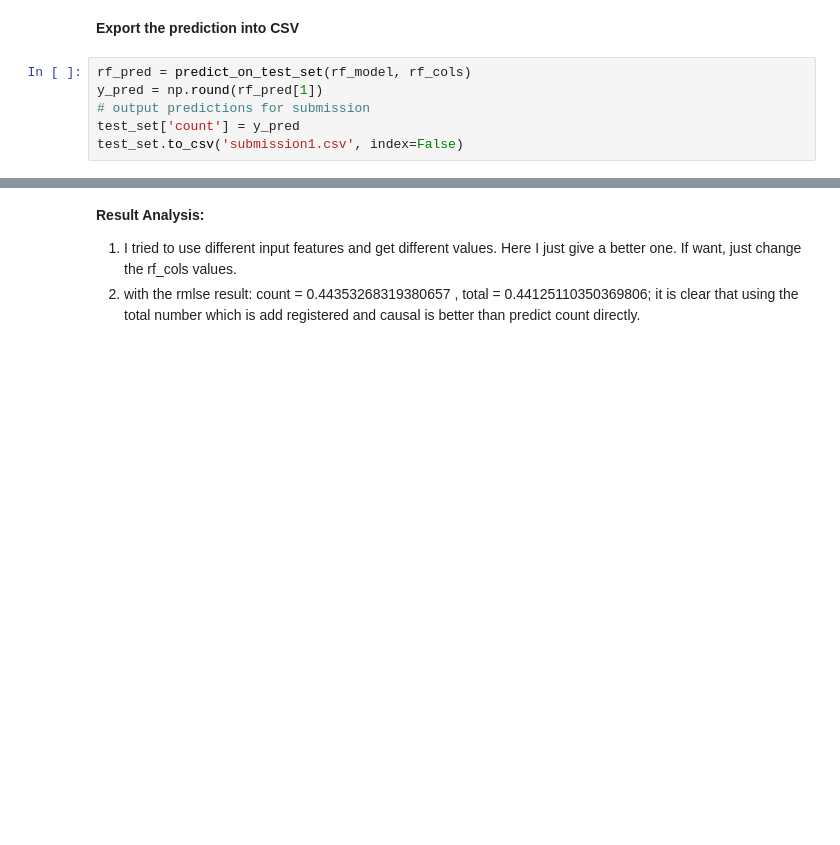
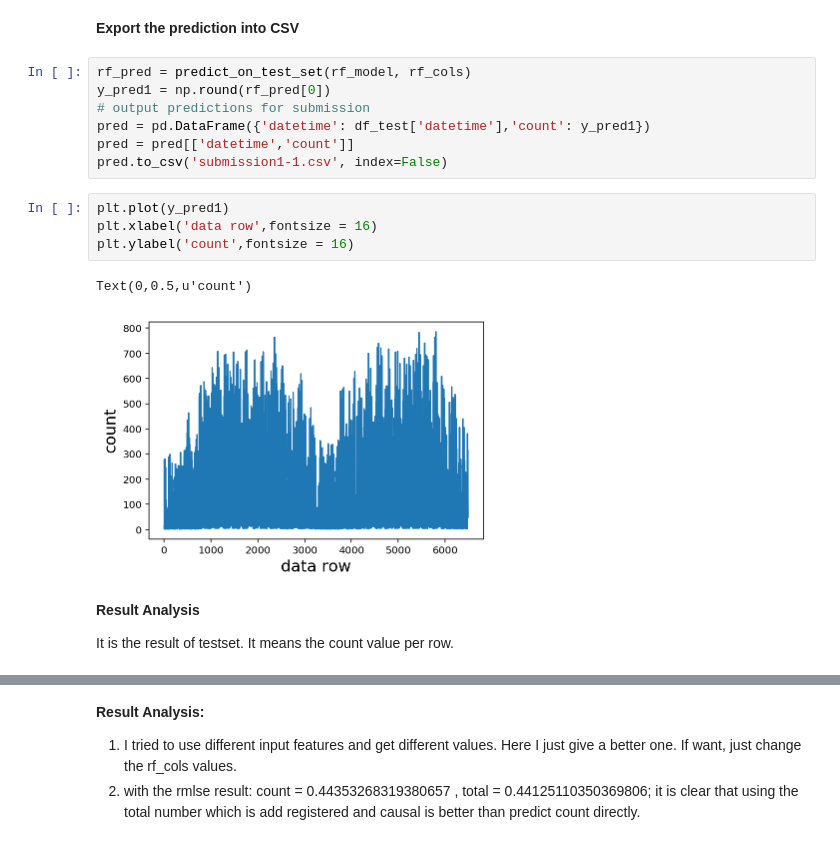
Before and after one commit to huizhewang/INFO7390, a Jupyter notebook: bike sharing demand.ipynb, the cells around one changed output, grey strips where cells are left out. Cells and saved outputs as stored; diff of their text form; blank space fills up the shorter version.

```diff
--- a/bike sharing demand.ipynb
+++ b/bike sharing demand.ipynb
@@ -644,7 +730,19 @@ plt.show()
 **Export the prediction into CSV**
 # %%
 rf_pred = predict_on_test_set(rf_model, rf_cols)
-y_pred = np.round(rf_pred[1])
+y_pred1 = np.round(rf_pred[0])
 # output predictions for submission
-test_set['count'] = y_pred
-test_set.to_csv('submission1.csv', index=False)
+pred = pd.DataFrame({'datetime': df_test['datetime'],'count': y_pred1})
+pred = pred[['datetime','count']]
+pred.to_csv('submission1-1.csv', index=False)
+# %%
+plt.plot(y_pred1)
+plt.xlabel('data row',fontsize = 16)
+plt.ylabel('count',fontsize = 16)
+# %% [output]
+Text(0,0.5,u'count')
+[figure, added]
+# %% [markdown]
+**Result Analysis**
+
+It is the result of testset. It means the count value per row.
```
Also changed, not shown: parts of 68 cells of this notebook.
